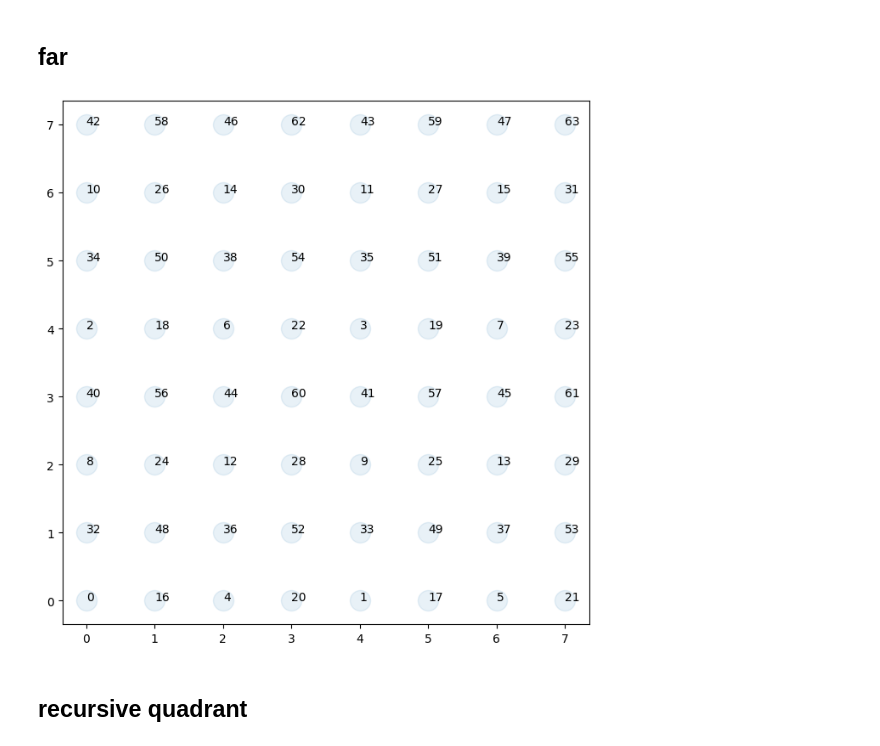
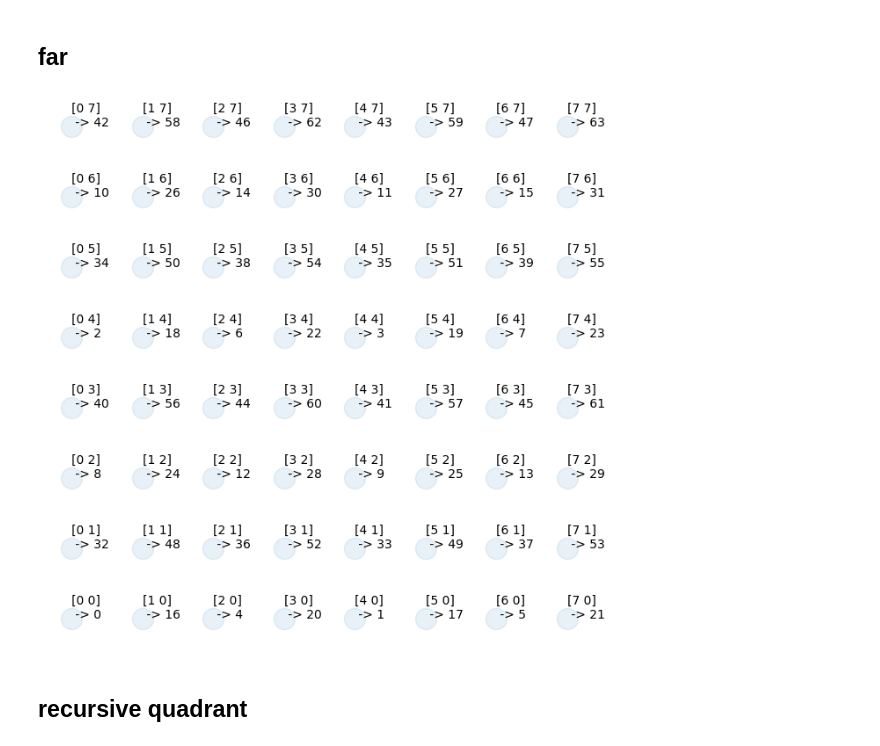
Before and after one commit to ninivert/lcnthesis, a Jupyter notebook: notebooks/mappings_convergence.ipynb, the cells around one changed output. Saved outputs shown, nothing was run; the diff lists cells and outputs as text; code cells hidden in the pictures.

```diff
--- a/notebooks/mappings_convergence.ipynb
+++ b/notebooks/mappings_convergence.ipynb
@@ -91,26 +65,3 @@ def far_index(F: np.ndarray, n: int, box: Box, offset: int = 0, stride: int = 1)
 	indices[mask3] = far_index(F[mask3, :], n-1, box3, offset=offset+2*stride, stride=stride*4)
 	indices[mask4] = far_index(F[mask4, :], n-1, box4, offset=offset+3*stride, stride=stride*4)
 	return indices
-# %%
-bbox = Box.new_bbox(rnn.F)
-F = np.zeros((1000, 2))
-F[:, 0] = np.random.default_rng(42).uniform(bbox.xmin, bbox.xmax, len(F))
-F[:, 1] = np.random.default_rng(43).uniform(bbox.ymin, bbox.ymax, len(F))
-n = 3
-a, b = 2**n,2**n
-indices2d = np.vstack([
-	# NOTE : we need to clip, because we need equality on the right edge of the last bin : value <= bin[a-1]
-	np.clip(np.digitize(F[:, 0], bins=np.linspace(bbox.xmin, bbox.xmax, a+1)), a_min=0, a_max=a),
-	np.clip(np.digitize(F[:, 1], bins=np.linspace(bbox.ymin, bbox.ymax, b+1)), a_min=0, a_max=b),
-]) - 1
-indices = np.ravel_multi_index(indices2d, dims=(a,b))
-indices_far = far_index(F, n=n, box=Box.new_bbox(rnn.F))
-
-plt.figure(figsize=(8,8))
-plt.scatter(*np.unique(indices2d, axis=1), s=300, alpha=0.1)
-_, idx_unique = np.unique(indices, return_index=True)
-for idx2d, idx1d in zip(indices2d.T[idx_unique], indices_far[idx_unique]):
-	# plt.annotate(f'{idx2d}\n -> {idx1d}', xy=idx2d)
-	plt.annotate(f'{idx1d}', xy=idx2d)
-# %% [output]
-[figure, removed]
@@ -117,3 +73,17 @@ for idx2d, idx1d in zip(indices2d.T[idx_unique], indices_far[idx_unique]):
+# %%
+far = FarMapping(nrec=3)
+indices_far = far.indices(F, bbox)
+indices2d = far.indices2d(F, bbox)
+# %%
+plt.figure(figsize=(8,8))
+plt.scatter(*np.unique(indices2d, axis=0).T, s=300, alpha=0.1)
+_, idx_unique = np.unique(indices_far, return_index=True)
+for idx2d, idx1d in zip(indices2d[idx_unique], indices_far[idx_unique]):
+	plt.annotate(f'{idx2d}\n -> {idx1d}', xy=idx2d)
+	# plt.annotate(f'{idx1d}', xy=idx2d)
+plt.axis(False);
+# %% [output]
+[figure, added]
 # %% [markdown]
 ## recursive quadrant
 # %%
```
Also changed, not shown: parts of 14 cells of this notebook, 1 other file.
